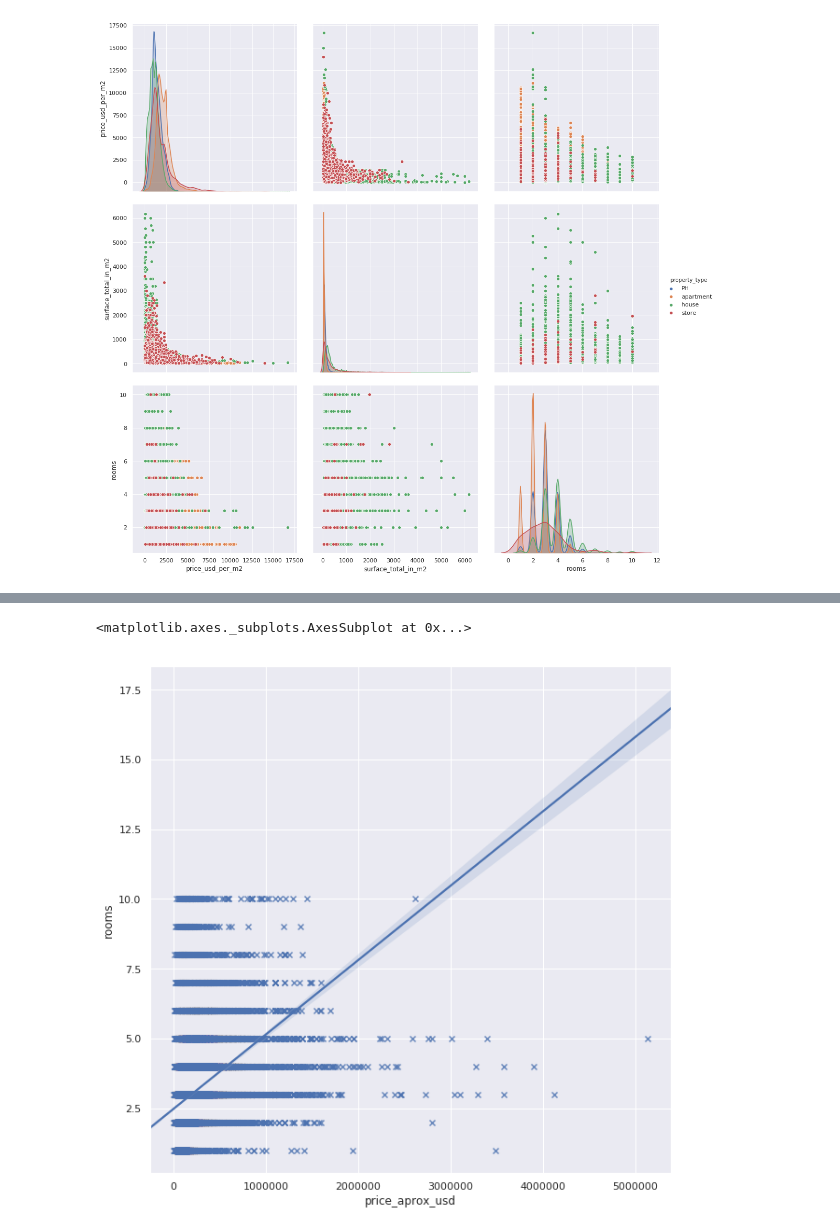
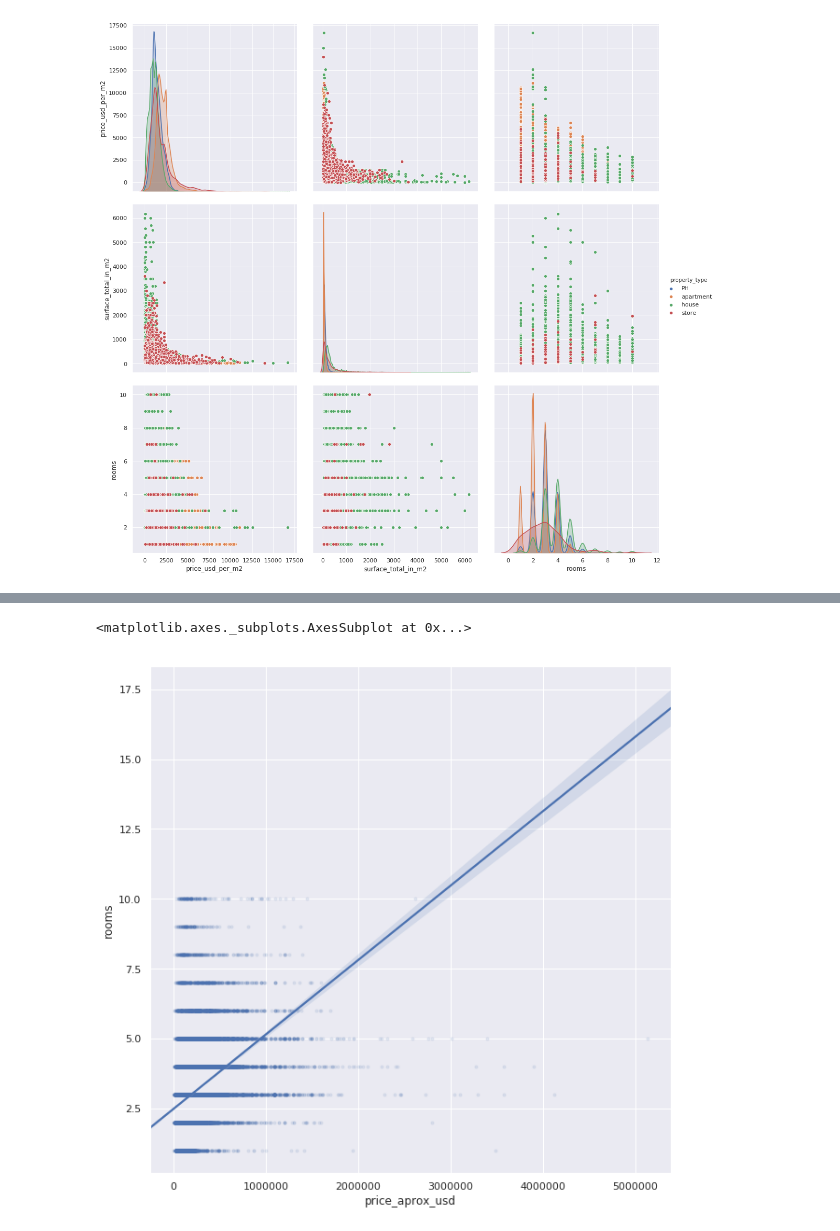
Before and after one commit to matiasngf/DH_proyecto_1, a Jupyter notebook: Analisis Exploratorio.ipynb, the cells around one changed output, grey strips where cells are left out. Saved outputs shown, nothing was run; the diff lists cells and outputs as text; code cells hidden in the pictures.

```diff
--- a/Analisis Exploratorio.ipynb
+++ b/Analisis Exploratorio.ipynb
@@ -163,6 +163,6 @@ sns.regplot(x=df['price_aprox_usd'], y=df['surface_total_in_m2'],marker='.')
 # %%
 sns.set(rc={'figure.figsize':(10,10)})
-sns.regplot(x=df['price_aprox_usd'], y=df['rooms'],marker='x')
+sns.regplot(x=df['price_aprox_usd'], y=df['rooms'],marker='.', scatter_kws={'alpha':0.1})
 # %% [output]
 <matplotlib.axes._subplots.AxesSubplot at 0x...>
-[figure, old version]
+[figure, new version]
```
Also changed, not shown: parts of 2 cells of this notebook.
